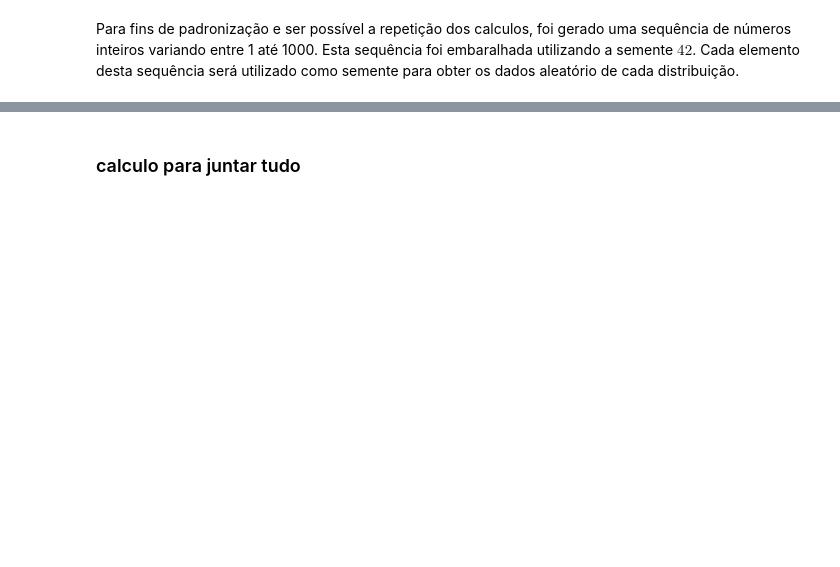
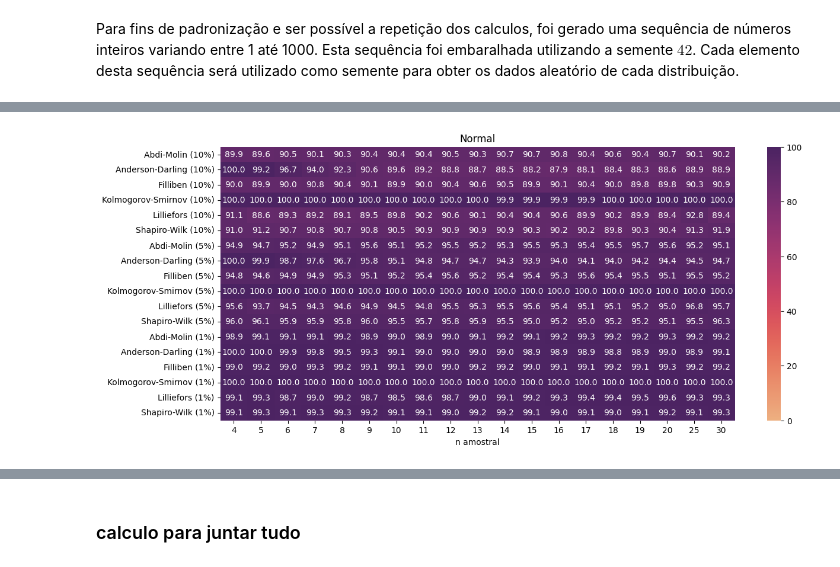
Before and after one commit to andersonmdcanteli/val-metodos-analiticos, a Jupyter notebook: important-tests/normality/comp-normality-tests.ipynb, the cells around one changed output, grey strips where cells are left out. Saved outputs shown, nothing was run; the diff lists cells and outputs as text; code cells hidden in the pictures; blank space fills up the shorter version.

```diff
--- a/important-tests/normality/comp-normality-tests.ipynb
+++ b/important-tests/normality/comp-normality-tests.ipynb
@@ -364,0 +133,4 @@ n_rep = (4, 5, 6, 7, 8, 9, 10, 11, 12, 13, 14, 15, 16, 17, 18, 19, 20, 25, 30)
+# %%
+functions.make_heatmap(df_data, "Normal", n_samples)
+# %% [output]
+[figure, added]
```
Also changed, not shown: parts of 135 cells of this notebook, 26 other files.
